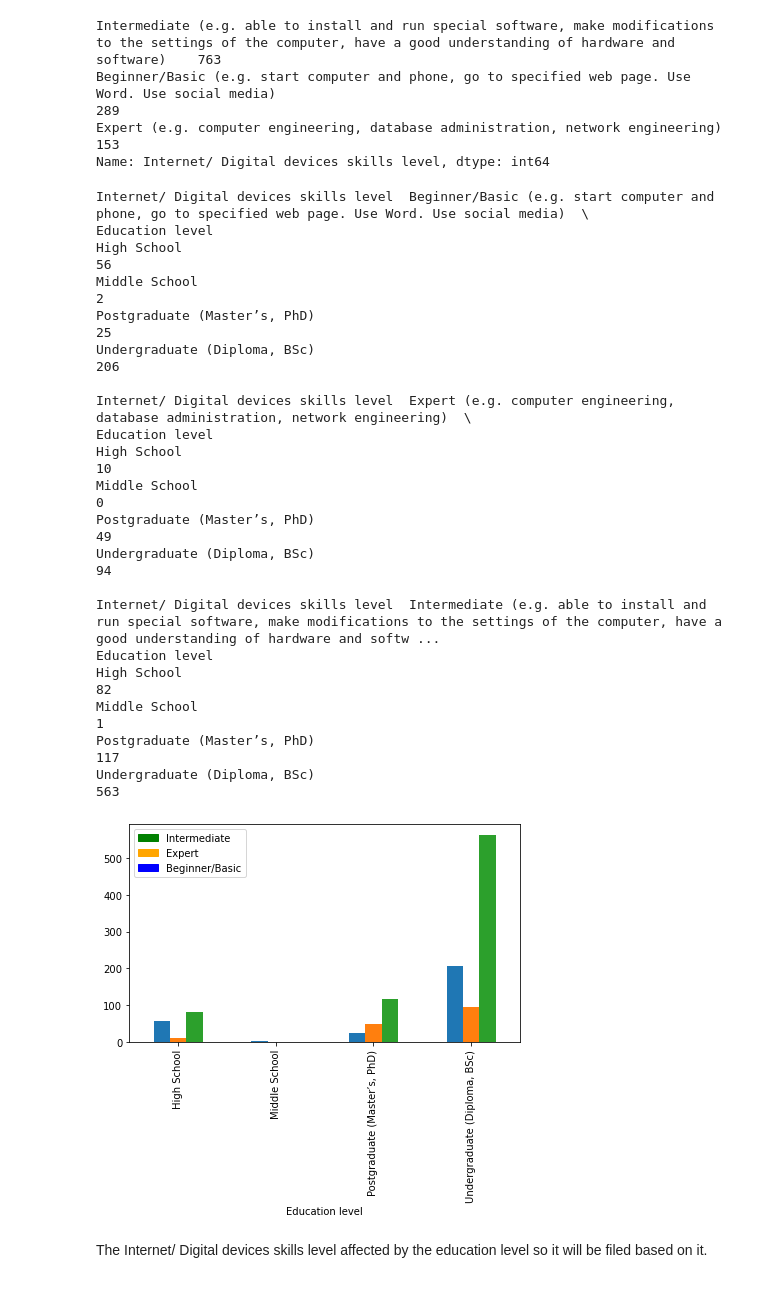
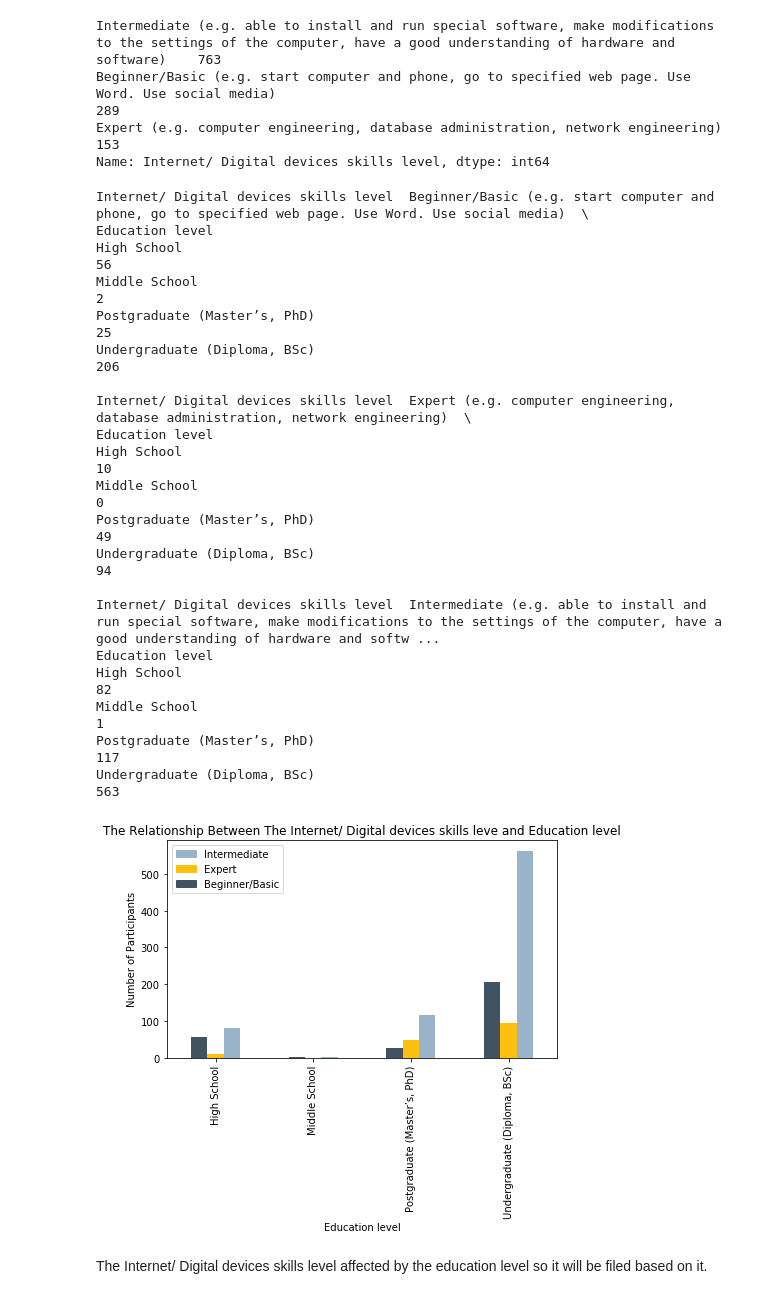
Before and after one commit to Hala-Alsouly/SDA-Capstone, a Jupyter notebook: Data cleaning and EDA.ipynb, the cells around one changed output. Drawn from its saved outputs; the diff is of its cells as text; code cells hidden in the pictures.

Commit message:
Change figures colors

```diff
--- a/Data cleaning and EDA.ipynb
+++ b/Data cleaning and EDA.ipynb
@@ -478,38 +487,41 @@ Name: Internet/ Digital devices skills level, dtype: int64
 # Cross tabulation between Education level and Internet/ Digital devices skills level
 CrosstabResult=pd.crosstab(index=df['Education level'],columns=df['Internet/ Digital devices skills level'])
 print(CrosstabResult)
 
 
 import matplotlib.patches as mpatches
 # Grouped bar chart between Education level and Internet/ Digital devices skills level
-CrosstabResult.plot.bar(figsize=(7,4), rot=90)
-green = mpatches.Patch(color='green', label='Intermediate')
-orange = mpatches.Patch(color='orange', label='Expert')
-blue = mpatches.Patch(color='blue', label='Beginner/Basic')
+CrosstabResult.plot.bar(figsize=(7,4), rot=90, color=['#415362','#fbc010', '#99B3CA', '#BFBFBF', 'cyan'])
+plt.ylabel('Number of Participants')
+plt.title('The Relationship Between The Internet/ Digital devices skills leve and Education level')
+green = mpatches.Patch(color='#99B3CA', label='Intermediate')
+orange = mpatches.Patch(color='#fbc010', label='Expert')
+blue = mpatches.Patch(color='#415362', label='Beginner/Basic')
 plt.legend(handles=[green,orange,blue])
+plt.savefig('Internet skills leve.png', bbox_inches='tight')
 plt.show()
 # %% [output]
 Internet/ Digital devices skills level  Beginner/Basic (e.g. start computer and phone, go to specified web page. Use Word. Use social media)  \
 Education level
 High School                                                                            56
 Middle School                                                                           2
 Postgraduate (Master’s, PhD)                                                           25
 Undergraduate (Diploma, BSc)                                                          206
 
 Internet/ Digital devices skills level  Expert (e.g. computer engineering, database administration, network engineering)  \
 Education level
 High School                                                                            10
 Middle School                                                                           0
 Postgraduate (Master’s, PhD)                                                           49
 Undergraduate (Diploma, BSc)                                                           94
 
 Internet/ Digital devices skills level  Intermediate (e.g. able to install and run special software, make modifications to the settings of the computer, have a good understanding of hardware and softw ...
 Education level
 High School                                                                            82
 Middle School                                                                           1
 Postgraduate (Master’s, PhD)                                                          117
 Undergraduate (Diploma, BSc)                                                          563
-[figure, old version]
+[figure, new version]
 # %% [markdown]
 The Internet/ Digital devices skills level affected by the education level so it will be filed based on it.
 # %%
```
Also changed, not shown: parts of 30 cells of this notebook, 5 other files.
